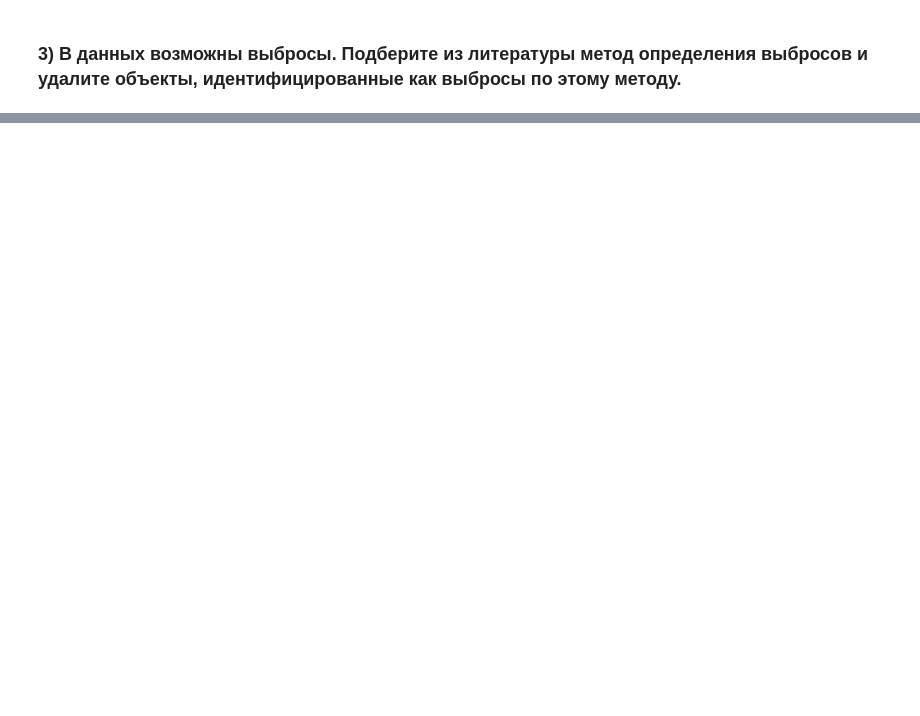
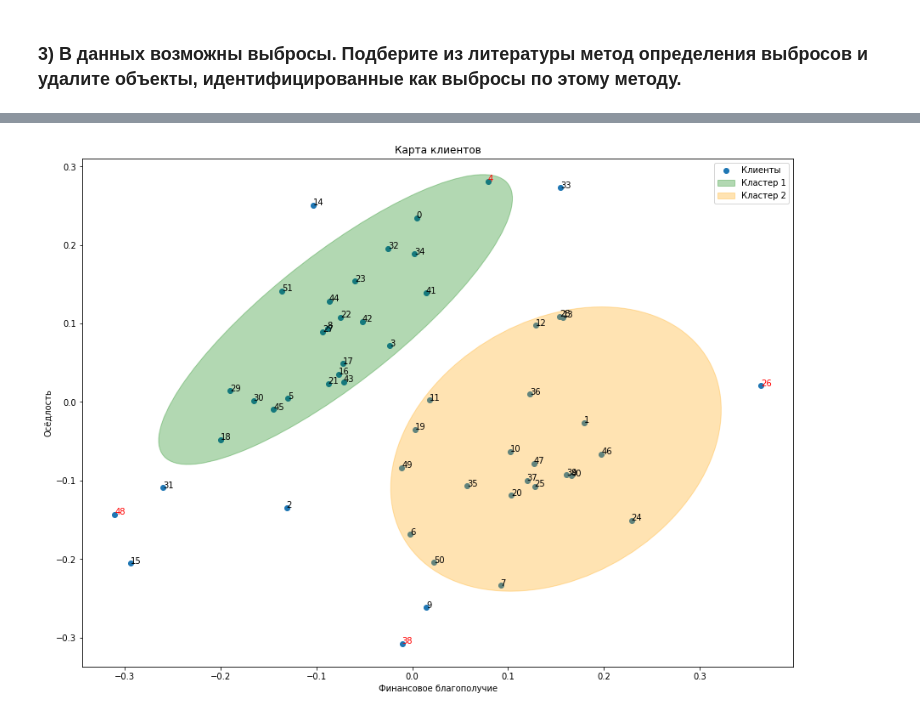
Before and after one commit to DenisKabanov/modern_data_analysis_methods, a Jupyter notebook: lab1/task1.ipynb, the cells around one changed output, grey strips where cells are left out. Cells and saved outputs as stored; diff of their text form; code cells hidden in the pictures; blank space fills up the shorter version.

```diff
--- a/lab1/task1.ipynb
+++ b/lab1/task1.ipynb
@@ -167,0 +477,2 @@ plt.show() # вывод графиков
+# %%
+K=2 # число скрытых факторов
@@ -167,0 +521,6 @@ plt.show() # вывод графиков
+# %%
+for i in E.columns:
+    error = 0
+    for j in E.index:
+        error += E[i][j]**2
+    print(f"Квадрат Эвклидовой нормы ошибки для признака '{i}' равен {error}")
@@ -167,0 +558,7 @@ plt.show() # вывод графиков
+# %%
+Zj = np.zeros(shape=(K, Z.shape[1])) # матрица коэффициентов разложения признаков
+for k in range(Zj.shape[0]): # идём по количеству скртытых факторов K (строк с коэффициентами)
+    for i in range(Zj.shape[1]): # идём по количеству признаков
+        Zj[k][i] = S[k] * V_T[k][i] # заполняем столбец, отвечающий за признак i (V_T[k][i] == V[i][k])
+Zj = pd.DataFrame(Zj, columns=Z.columns, index=["U_1", "U_2"]) # перевод в данных в DataFrame
+Zj
@@ -167,0 +586,32 @@ plt.show() # вывод графиков
+# %%
+# подсчёт интересных точек на карте клиентов
+X_point_min_x = primary_factors[:,0].min() # минимальное значение финансового благополучия
+index_min_x = list(primary_factors[:,0]).index(X_point_min_x) # номер клиента
+
+X_point_max_x = primary_factors[:,0].max() # максимальное значение финансового благополучия
+index_max_x = list(primary_factors[:,0]).index(X_point_max_x) # номер клиента
+
+Y_point_min_y = primary_factors[:,1].min() # минимальное значение осёдлости
+index_min_y = list(primary_factors[:,1]).index(Y_point_min_y) # номер клиента
+
+Y_point_max_y = primary_factors[:,1].max() # максимальное значение осёдлости
+index_max_y = list(primary_factors[:,1]).index(Y_point_max_y) # номер клиента
+# %%
+plt.figure(figsize=(15,11)) # задание размера выводимой фигуры
+plt.scatter(x=primary_factors[:,0], y=primary_factors[:,1], label = 'Клиенты') # точки - клиенты
+for i in range(len(primary_factors)): # подпись клиентов
+    if i not in [index_min_x, index_max_x, index_min_y, index_max_y]:
+        plt.annotate(i, tuple(primary_factors[i]))
+plt.annotate(index_min_x, tuple(primary_factors[index_min_x]), color = 'r') # подпись "интересных" клиентов
+plt.annotate(index_max_x, tuple(primary_factors[index_max_x]), color = 'r')
+plt.annotate(index_min_y, tuple(primary_factors[index_min_y]), color = 'r')
+plt.annotate(index_max_y, tuple(primary_factors[index_max_y]), color = 'r')
+plt.gca().add_artist(plt_.Ellipse((-0.08, 0.105), width=0.5, height=0.15, angle=45, color='green', alpha= 0.3, label="Кластер 1")) # возможные области кластеризации
+plt.gca().add_artist(plt_.Ellipse((0.15, -0.06), width=0.4, height=0.3, angle=50, color='orange', alpha= 0.3, label="Кластер 2")) # возможные области кластеризации
+plt.xlabel('Финансовое благополучие') # подпись оси x
+plt.ylabel('Осёдлость') # подпись оси y
+plt.title('Карта клиентов') # название графика
+plt.legend() # вывод подписей
+plt.show() # вывод графика
+# %% [output]
+[figure, added]
```
Also changed, not shown: parts of 101 cells of this notebook.
